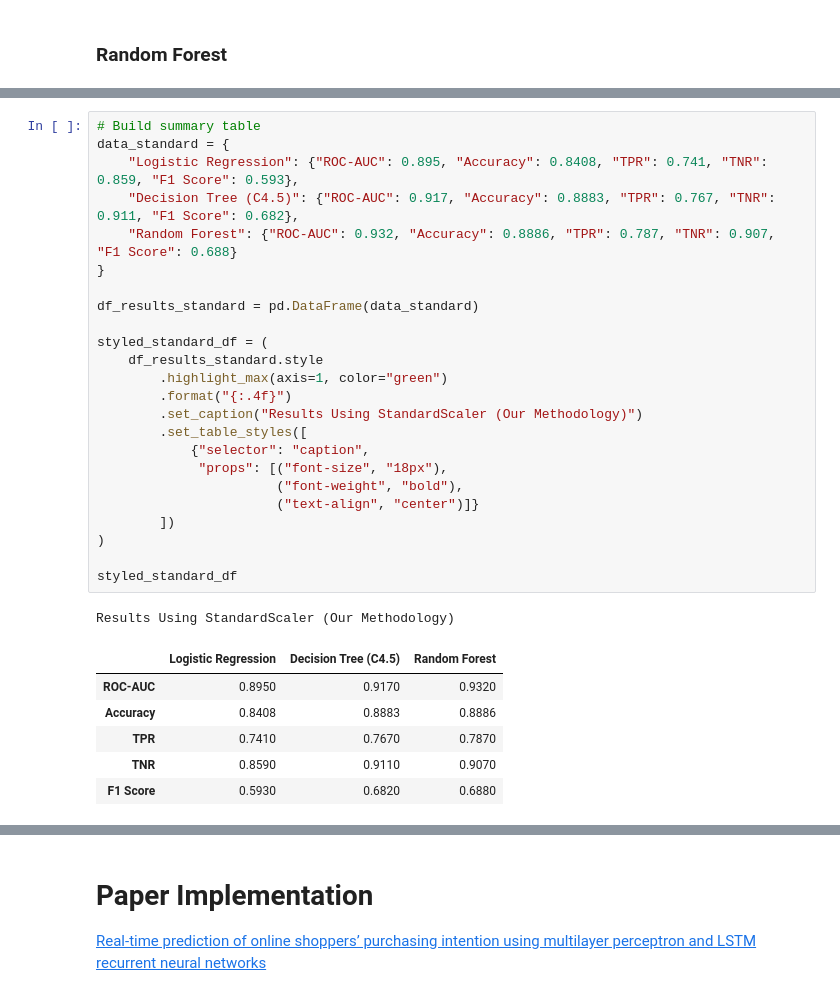
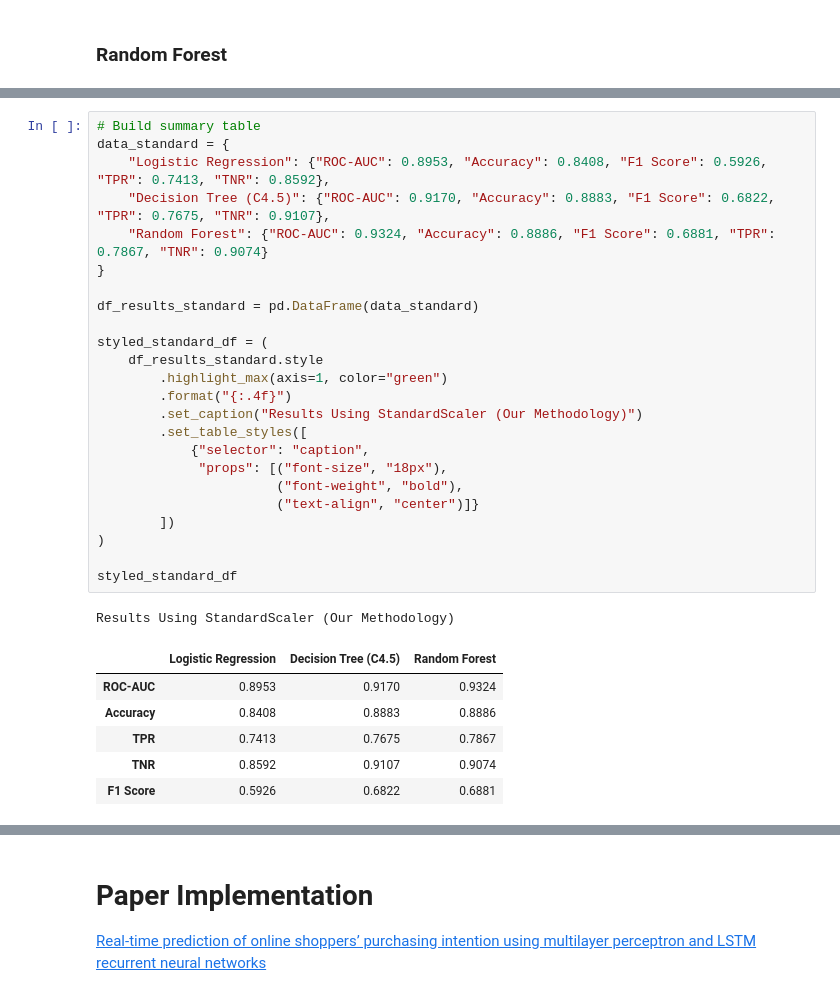
Before and after one commit to Engelbert107/Online-Shoppers-Purchase-Prediction, a Jupyter notebook: notebook/notebook_ospi-moai.ipynb, the cells around one changed output, grey strips where cells are left out. Drawn from its saved outputs; the diff is of its cells as text.

```diff
--- a/notebook/notebook_ospi-moai.ipynb
+++ b/notebook/notebook_ospi-moai.ipynb
@@ -1711,35 +1728,35 @@ weighted avg       0.90      0.90      0.90      3662
 # %%
 # Build summary table
 data_standard = {
-    "Logistic Regression": {"ROC-AUC": 0.895, "Accuracy": 0.8408, "TPR": 0.741, "TNR": 0.859, "F1 Score": 0.593},
-    "Decision Tree (C4.5)": {"ROC-AUC": 0.917, "Accuracy": 0.8883, "TPR": 0.767, "TNR": 0.911, "F1 Score": 0.682},
-    "Random Forest": {"ROC-AUC": 0.932, "Accuracy": 0.8886, "TPR": 0.787, "TNR": 0.907, "F1 Score": 0.688}
+    "Logistic Regression": {"ROC-AUC": 0.8953, "Accuracy": 0.8408, "F1 Score": 0.5926, "TPR": 0.7413, "TNR": 0.8592},
+    "Decision Tree (C4.5)": {"ROC-AUC": 0.9170, "Accuracy": 0.8883, "F1 Score": 0.6822, "TPR": 0.7675, "TNR": 0.9107},
+    "Random Forest": {"ROC-AUC": 0.9324, "Accuracy": 0.8886, "F1 Score": 0.6881, "TPR": 0.7867, "TNR": 0.9074}
 }
 
 df_results_standard = pd.DataFrame(data_standard)
 
 styled_standard_df = (
     df_results_standard.style
         .highlight_max(axis=1, color="green")
         .format("{:.4f}")
         .set_caption("Results Using StandardScaler (Our Methodology)")
         .set_table_styles([
             {"selector": "caption",
              "props": [("font-size", "18px"),
                        ("font-weight", "bold"),
                        ("text-align", "center")]}
         ])
 )
 
 styled_standard_df
 # %% [output]
 Results Using StandardScaler (Our Methodology)
 |  | Logistic Regression | Decision Tree (C4.5) | Random Forest |
-| ROC-AUC | 0.8950 | 0.9170 | 0.9320 |
+| ROC-AUC | 0.8953 | 0.9170 | 0.9324 |
 | Accuracy | 0.8408 | 0.8883 | 0.8886 |
-| TPR | 0.7410 | 0.7670 | 0.7870 |
-| TNR | 0.8590 | 0.9110 | 0.9070 |
-| F1 Score | 0.5930 | 0.6820 | 0.6880 |
+| TPR | 0.7413 | 0.7675 | 0.7867 |
+| TNR | 0.8592 | 0.9107 | 0.9074 |
+| F1 Score | 0.5926 | 0.6822 | 0.6881 |
 # %%
 # Build summary table
 data_robust = {
```
Also changed, not shown: parts of 25 cells of this notebook.
